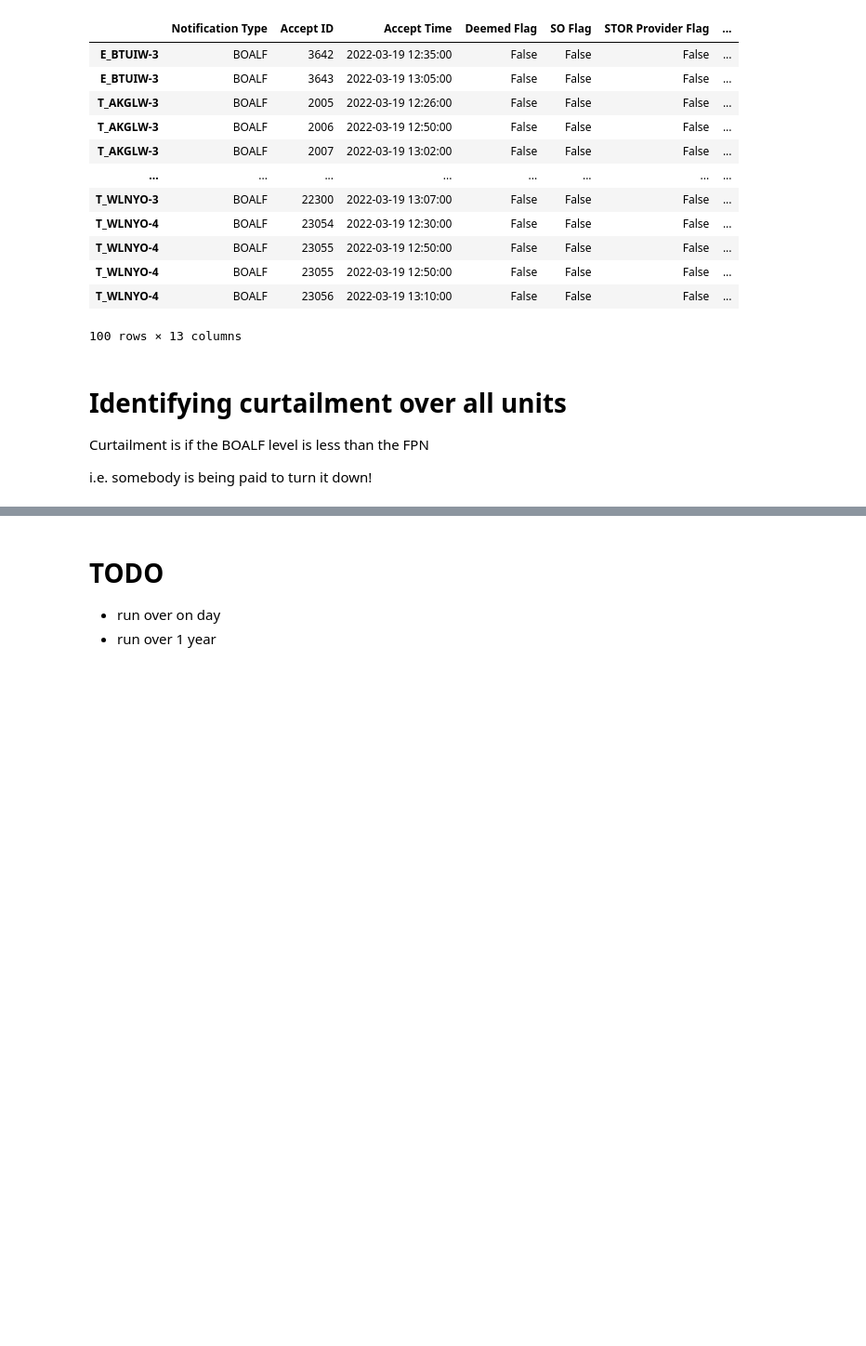
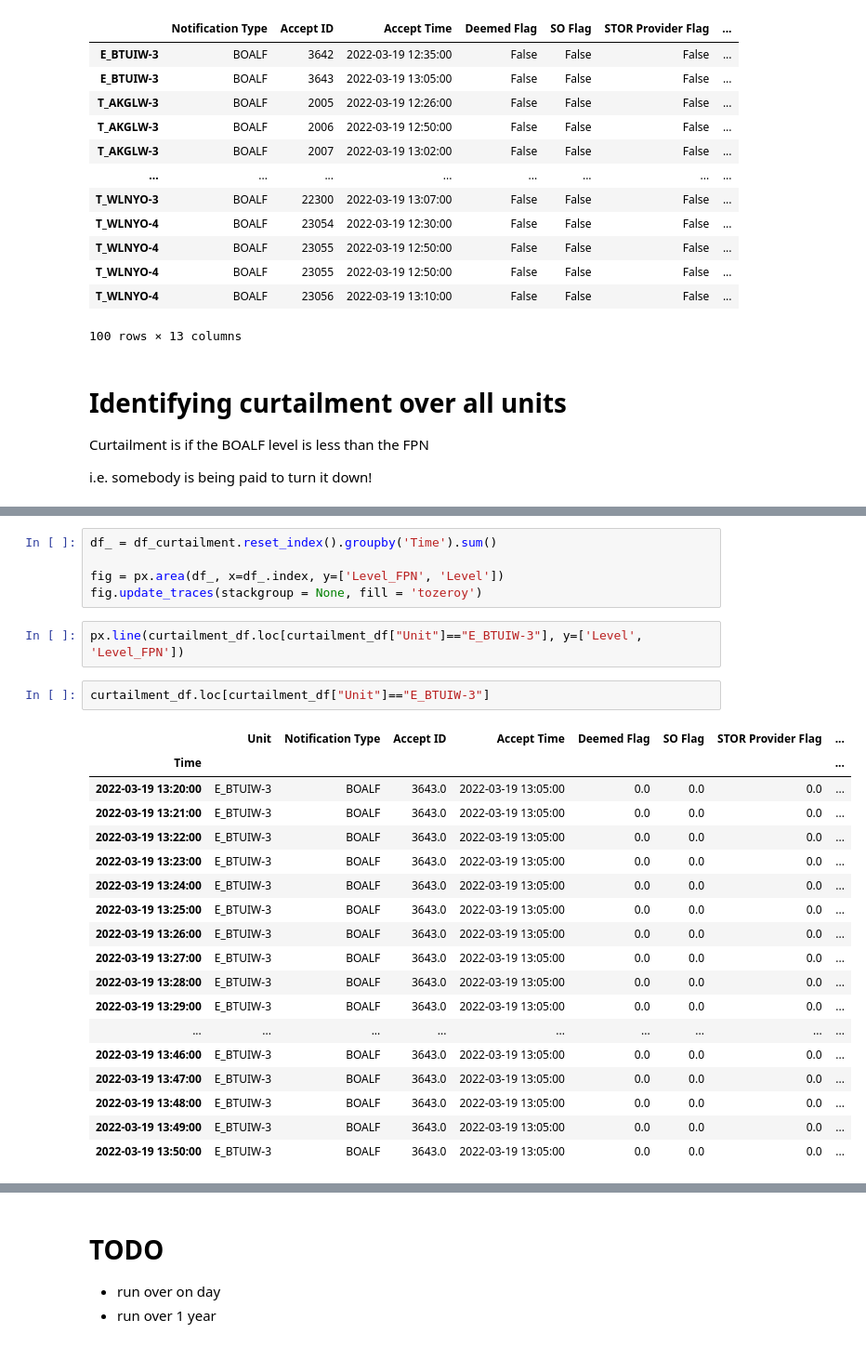
Before and after one commit to hackcollective/wind-curtailment, a Jupyter notebook: notebooks/bidoffer_all_units_one_SP.ipynb, the cells around one changed output, grey strips where cells are left out. Shown at 93% size. Saved outputs shown, nothing was run; the diff lists cells and outputs as text; blank space fills up the shorter version.

Commit message:
Refactor unit analysis, output unified df for plotting

```diff
--- a/notebooks/bidoffer_all_units_one_SP.ipynb
+++ b/notebooks/bidoffer_all_units_one_SP.ipynb
@@ -270,0 +307,28 @@ Total curtailment is 1213.57 MWh. The total generation was 1980.20 MWh.
+# %%
+df_ = df_curtailment.reset_index().groupby('Time').sum()
+
+fig = px.area(df_, x=df_.index, y=['Level_FPN', 'Level'])
+fig.update_traces(stackgroup = None, fill = 'tozeroy')
+# %%
+px.line(curtailment_df.loc[curtailment_df["Unit"]=="E_BTUIW-3"], y=['Level', 'Level_FPN'])
+# %%
+curtailment_df.loc[curtailment_df["Unit"]=="E_BTUIW-3"]
+# %% [output]
+|  | Unit | Notification Type | Accept ID | Accept Time | Deemed Flag | SO Flag | STOR Provider Flag | ... |
+| Time |  |  |  |  |  |  |  | ... |
+| 2022-03-19 13:20:00 | E_BTUIW-3 | BOALF | 3643.0 | 2022-03-19 13:05:00 | 0.0 | 0.0 | 0.0 | ... |
+| 2022-03-19 13:21:00 | E_BTUIW-3 | BOALF | 3643.0 | 2022-03-19 13:05:00 | 0.0 | 0.0 | 0.0 | ... |
+| 2022-03-19 13:22:00 | E_BTUIW-3 | BOALF | 3643.0 | 2022-03-19 13:05:00 | 0.0 | 0.0 | 0.0 | ... |
+| 2022-03-19 13:23:00 | E_BTUIW-3 | BOALF | 3643.0 | 2022-03-19 13:05:00 | 0.0 | 0.0 | 0.0 | ... |
+| 2022-03-19 13:24:00 | E_BTUIW-3 | BOALF | 3643.0 | 2022-03-19 13:05:00 | 0.0 | 0.0 | 0.0 | ... |
+| 2022-03-19 13:25:00 | E_BTUIW-3 | BOALF | 3643.0 | 2022-03-19 13:05:00 | 0.0 | 0.0 | 0.0 | ... |
+| 2022-03-19 13:26:00 | E_BTUIW-3 | BOALF | 3643.0 | 2022-03-19 13:05:00 | 0.0 | 0.0 | 0.0 | ... |
+| 2022-03-19 13:27:00 | E_BTUIW-3 | BOALF | 3643.0 | 2022-03-19 13:05:00 | 0.0 | 0.0 | 0.0 | ... |
+| 2022-03-19 13:28:00 | E_BTUIW-3 | BOALF | 3643.0 | 2022-03-19 13:05:00 | 0.0 | 0.0 | 0.0 | ... |
+| 2022-03-19 13:29:00 | E_BTUIW-3 | BOALF | 3643.0 | 2022-03-19 13:05:00 | 0.0 | 0.0 | 0.0 | ... |
+| ... | ... | ... | ... | ... | ... | ... | ... | ... |
+| 2022-03-19 13:46:00 | E_BTUIW-3 | BOALF | 3643.0 | 2022-03-19 13:05:00 | 0.0 | 0.0 | 0.0 | ... |
+| 2022-03-19 13:47:00 | E_BTUIW-3 | BOALF | 3643.0 | 2022-03-19 13:05:00 | 0.0 | 0.0 | 0.0 | ... |
+| 2022-03-19 13:48:00 | E_BTUIW-3 | BOALF | 3643.0 | 2022-03-19 13:05:00 | 0.0 | 0.0 | 0.0 | ... |
+| 2022-03-19 13:49:00 | E_BTUIW-3 | BOALF | 3643.0 | 2022-03-19 13:05:00 | 0.0 | 0.0 | 0.0 | ... |
+| 2022-03-19 13:50:00 | E_BTUIW-3 | BOALF | 3643.0 | 2022-03-19 13:05:00 | 0.0 | 0.0 | 0.0 | ... |
```
Also changed, not shown: parts of 10 cells of this notebook, 1 other file.
